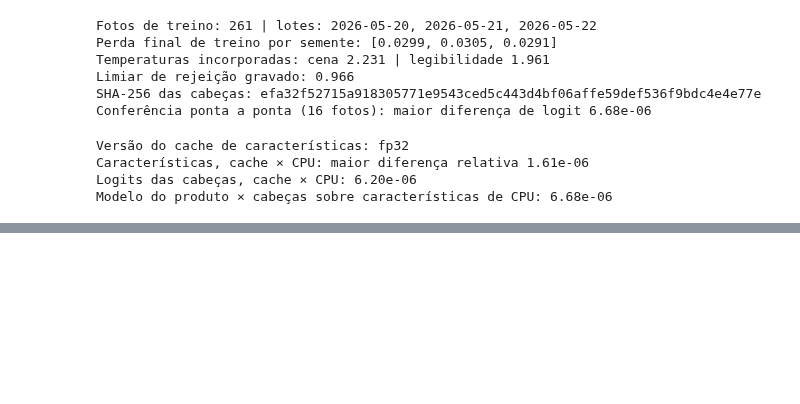
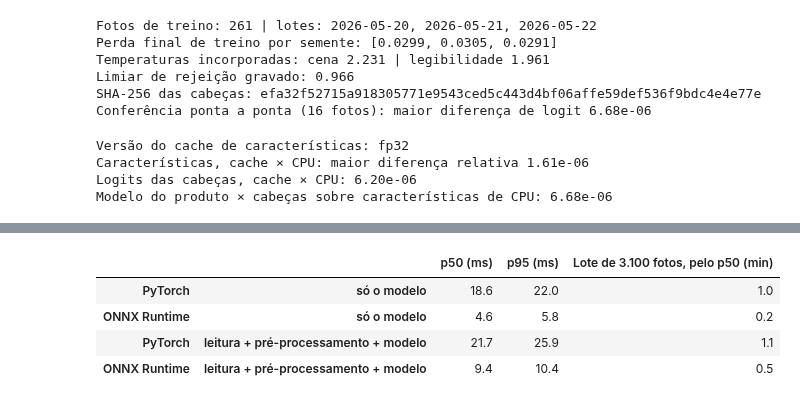
Before and after one commit to phelipecscosta/leitura_automatizada_mostradores_energia_pesquisa, a Jupyter notebook: lab-02/lab02.ipynb, the cells around one changed output, grey strips where cells are left out. Drawn from its saved outputs; the diff is of its cells as text; code cells hidden in the pictures; blank space fills up the shorter version.

Commit message:
feat: exporta a triagem para ONNX e mede paridade e latência em CPU (N4)

```diff
--- a/lab-02/lab02.ipynb
+++ b/lab-02/lab02.ipynb
@@ -1048,0 +1055,74 @@ Modelo do produto × cabeças sobre características de CPU: 6.68e-06
+# %%
+# N4: exportação para ONNX, paridade num lote real e latência em CPU (4 threads)
+import time
+import logging
+logging.getLogger("torch.utils.flop_counter").setLevel(logging.ERROR)  # aviso do exportador, irrelevante em CPU
+
+from training.onnx_export import cpu_session, export_onnx, run_onnx
+
+THREADS = 4  # piso da E04
+eval_idx = np.flatnonzero(random_sample)
+tensors = {i: preprocess(photos[i].path, short_side) for i in eval_idx[:64]}
+
+onnx_path = export_onnx(model, WORK_DIR / "modelos" / "triagem.onnx",
+                        tensors[eval_idx[0]].unsqueeze(0))  # caminho não exibido
+session = cpu_session(onnx_path, THREADS)
+
+# Paridade: 16 fotos da orientação mais comum (um lote exige tensores do mesmo tamanho)
+shapes = pd.Series({i: tuple(t.shape) for i, t in tensors.items()})
+common = shapes.value_counts().index[0]
+batch_idx = [i for i in shapes.index if shapes[i] == common][:16]
+batch = torch.stack([tensors[i] for i in batch_idx])
+with torch.no_grad():
+    pt_scene, pt_ill = model(batch)
+ox_scene, ox_ill = run_onnx(session, batch.numpy())
+parity = max(np.abs(ox_scene - pt_scene.numpy()).max(), np.abs(ox_ill - pt_ill.numpy()).max())
+
+
+def decisions(scene_logits, ill_logits):
+    """Decisão de rejeitar, com o limiar gravado no modelo final."""
+    p_scene = cal.scene_probabilities(scene_logits)
+    p_ill = cal.legibility_probabilities(ill_logits)
+    return rejection_score(p_scene[:, OUTROS], p_ill) >= metadata["limiar_rejeicao"]
+
+
+same_decisions = (decisions(pt_scene.numpy(), pt_ill.numpy()) == decisions(ox_scene, ox_ill)).all()
+
+
+def latency_ms(fn, items, warmup=10, runs=200):
+    """p50 e p95 em milissegundos, alternando entre os itens."""
+    for k in range(warmup):
+        fn(items[k % len(items)])
+    times = []
+    for k in range(runs):
+        start = time.perf_counter()
+        fn(items[k % len(items)])
+        times.append((time.perf_counter() - start) * 1000)
+    return np.percentile(times, [50, 95])
+
+
+previous_threads = torch.get_num_threads()
+torch.set_num_threads(THREADS)
+items = list(eval_idx[:50])
+with torch.no_grad():
+    rows = {
+        ("PyTorch", "só o modelo"): latency_ms(lambda i: model(tensors[i].unsqueeze(0)), items),
+        ("ONNX Runtime", "só o modelo"): latency_ms(
+            lambda i: run_onnx(session, tensors[i].unsqueeze(0).numpy()), items),
+        ("PyTorch", "leitura + pré-processamento + modelo"): latency_ms(
+            lambda i: model(preprocess(photos[i].path, short_side).unsqueeze(0)), items),
+        ("ONNX Runtime", "leitura + pré-processamento + modelo"): latency_ms(
+            lambda i: run_onnx(session, preprocess(photos[i].path, short_side).unsqueeze(0).numpy()),
+            items),
+    }
+torch.set_num_threads(previous_threads)
+
+latency = pd.DataFrame(rows, index=["p50 (ms)", "p95 (ms)"]).T.round(1)
+latency["Lote de 3.100 fotos, pelo p50 (min)"] = (latency["p50 (ms)"] * 3100 / 60000).round(1)
+
+print(f"Paridade (16 fotos, tensor {common}): maior diferença de logit {parity:.2e} "
+      f"| decisões iguais: {same_decisions}")
+print(f"Tamanho do ONNX: {onnx_path.stat().st_size / 1e6:.1f} MB | threads: {THREADS} | "
+      f"CPU de desenvolvimento, não o piso real da E04")
+display(latency)
+# %% [output]
@@ -1048,0 +1131,5 @@ Modelo do produto × cabeças sobre características de CPU: 6.68e-06
+|  |  | p50 (ms) | p95 (ms) | Lote de 3.100 fotos, pelo p50 (min) |
+| PyTorch | só o modelo | 18.6 | 22.0 | 1.0 |
+| ONNX Runtime | só o modelo | 4.6 | 5.8 | 0.2 |
+| PyTorch | leitura + pré-processamento + modelo | 21.7 | 25.9 | 1.1 |
+| ONNX Runtime | leitura + pré-processamento + modelo | 9.4 | 10.4 | 0.5 |
```
Also changed, not shown: parts of 3 cells of this notebook.
